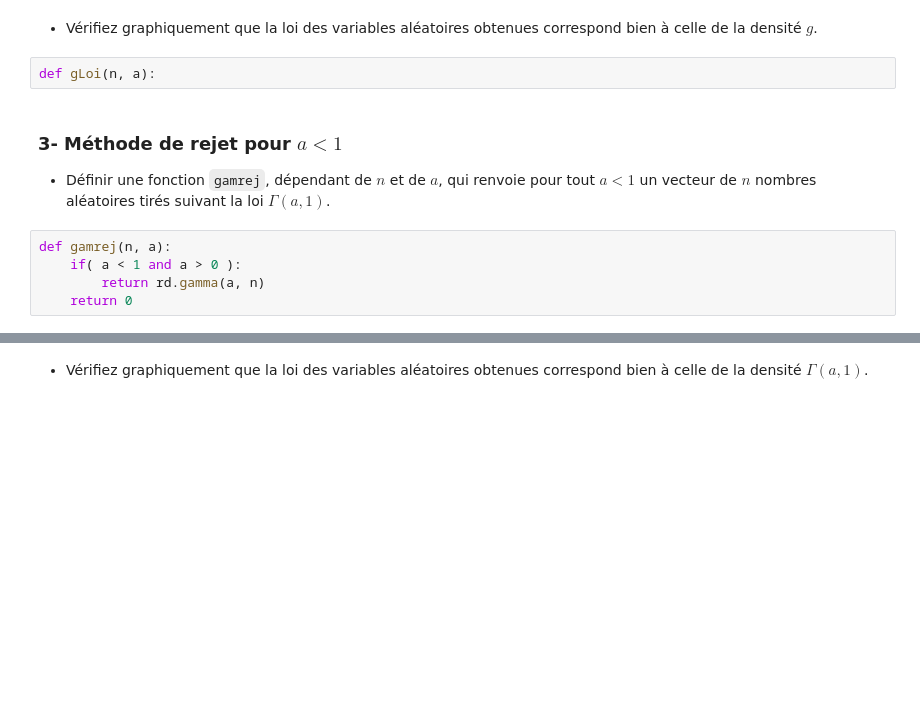
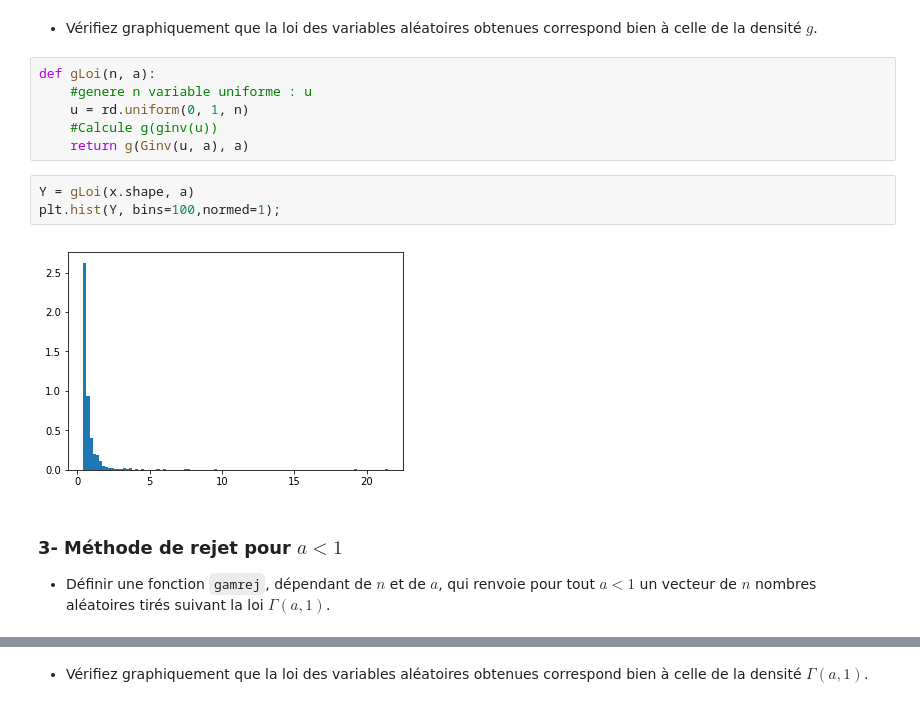
Before and after one commit to Alexsaphir/MethodeNumeriqueDeterministe, a Jupyter notebook: TP-SimulationLois-enonce.ipynb, the cells around one changed output, grey strips where cells are left out. Drawn from its saved outputs; the diff is of its cells as text; blank space fills up the shorter version.

```diff
--- a/TP-SimulationLois-enonce.ipynb
+++ b/TP-SimulationLois-enonce.ipynb
@@ -238,16 +240,20 @@ def Ginv(z, a):
 - En utilisant la méthode d'inversion, créer un fonction `gLoi` permettant de simuler un échantillon de taille $n$ de variables aléatoire indépendantes de densité $g(\cdot,a)$.
 # %% [markdown]
 - Vérifiez graphiquement que la loi des variables aléatoires obtenues correspond bien à celle de la densité $g$.
-# %%
-def gLoi(n, a):
+# %%
+def gLoi(n, a):
+    #genere n variable uniforme : u
+    u = rd.uniform(0, 1, n)
+    #Calcule g(ginv(u))
+    return g(Ginv(u, a), a)
+# %%
+Y = gLoi(x.shape, a)
+plt.hist(Y, bins=100,normed=1);
+# %% [output]
+[figure, added]
 # %% [markdown]
 ### 3- Méthode de rejet  pour $a <1$
 
 - Définir une fonction `gamrej`, dépendant de
 $n$ et de $a$, qui renvoie pour tout $a < 1$ un vecteur de $n$ nombres
 aléatoires tirés suivant la loi $\Gamma(a,1)$.
-# %%
-def gamrej(n, a):
-    if( a < 1 and a > 0 ):
-        return rd.gamma(a, n)
-    return 0
```
Also changed, not shown: parts of 7 cells of this notebook.
